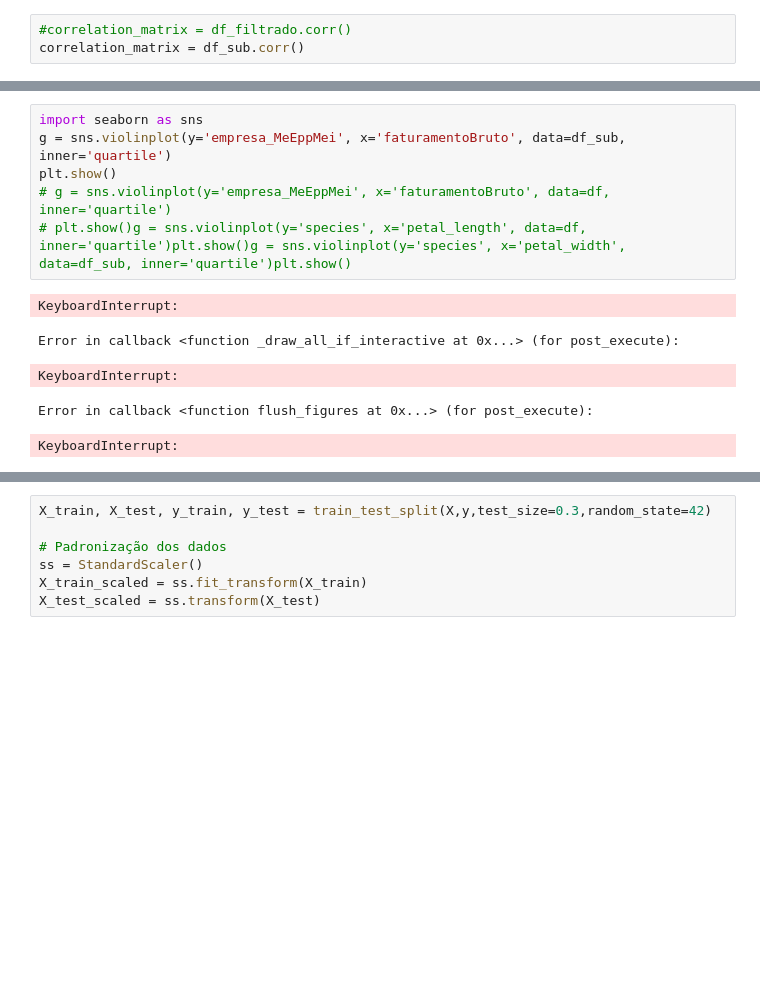
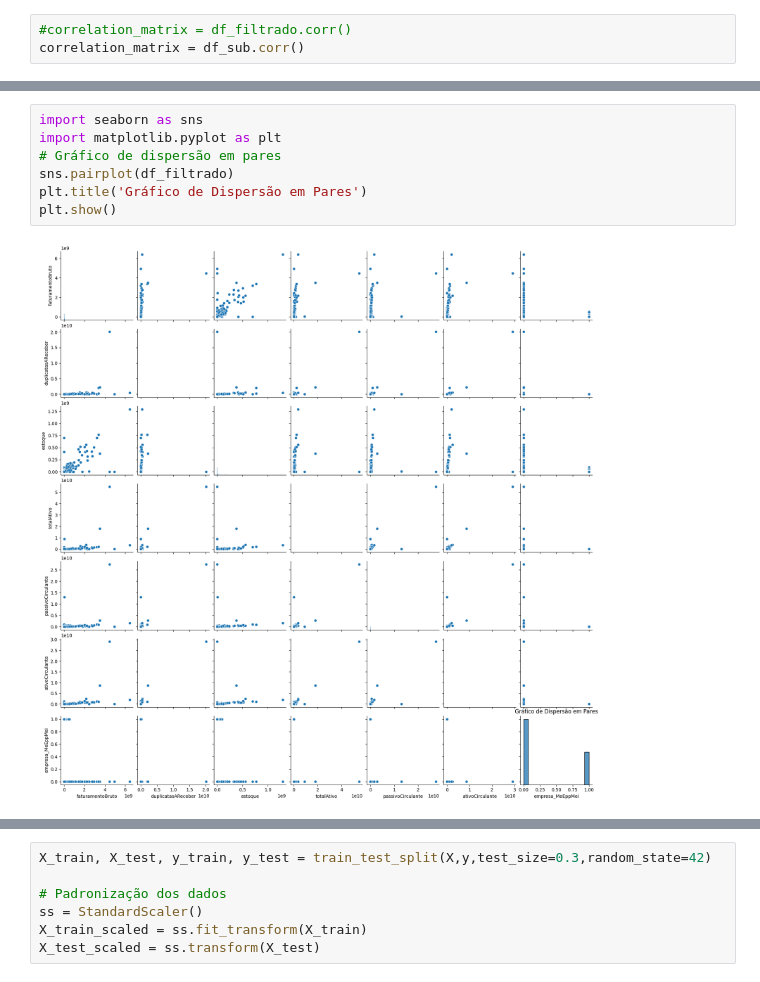
Before and after one commit to Attent1/CP2-IA, a Jupyter notebook: CP2.ipynb, the cells around one changed output, grey strips where cells are left out. Cells and saved outputs as stored; diff of their text form; blank space fills up the shorter version.

```diff
--- a/CP2.ipynb
+++ b/CP2.ipynb
@@ -182,12 +131,9 @@ plt.show()
-# %%
-import seaborn as sns
-g = sns.violinplot(y='empresa_MeEppMei', x='faturamentoBruto', data=df_sub, inner='quartile')
-plt.show()
-# g = sns.violinplot(y='empresa_MeEppMei', x='faturamentoBruto', data=df, inner='quartile')
-# plt.show()g = sns.violinplot(y='species', x='petal_length', data=df, inner='quartile')plt.show()g = sns.violinplot(y='species', x='petal_width', data=df_sub, inner='quartile')plt.show()
-# %% [output]
-KeyboardInterrupt:
-Error in callback <function _draw_all_if_interactive at 0x...> (for post_execute):
-KeyboardInterrupt:
-Error in callback <function flush_figures at 0x...> (for post_execute):
-KeyboardInterrupt:
+# %%
+import seaborn as sns
+import matplotlib.pyplot as plt
+# Gráfico de dispersão em pares
+sns.pairplot(df_filtrado)
+plt.title('Gráfico de Dispersão em Pares')
+plt.show()
+# %% [output]
+[figure, added]
```
Also changed, not shown: parts of 24 cells of this notebook.
